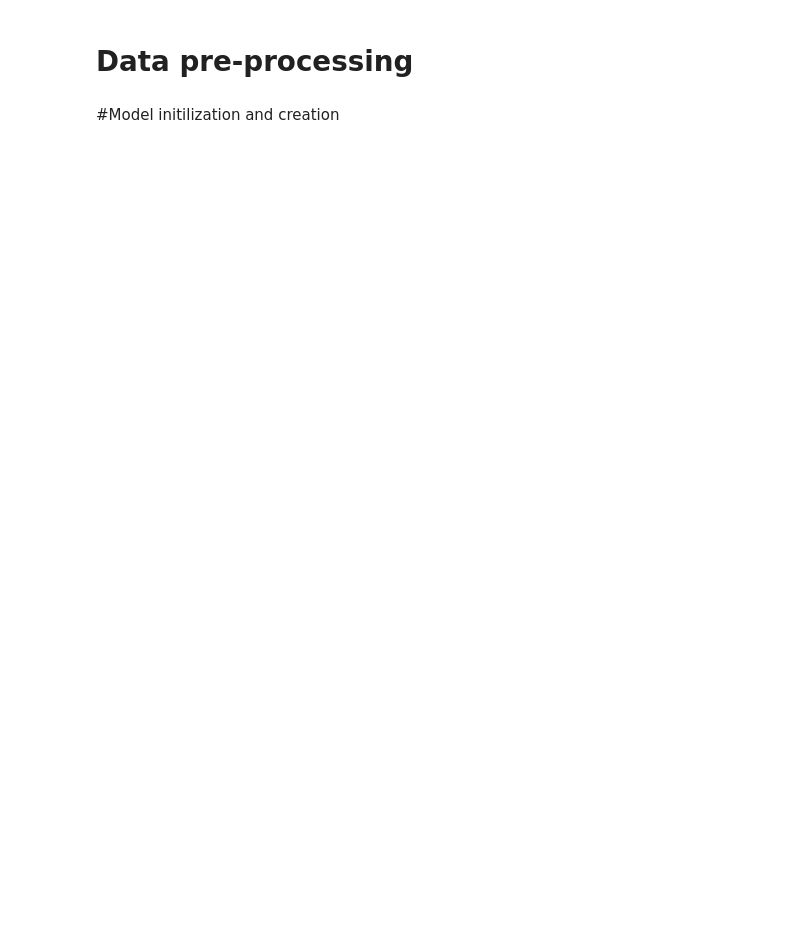
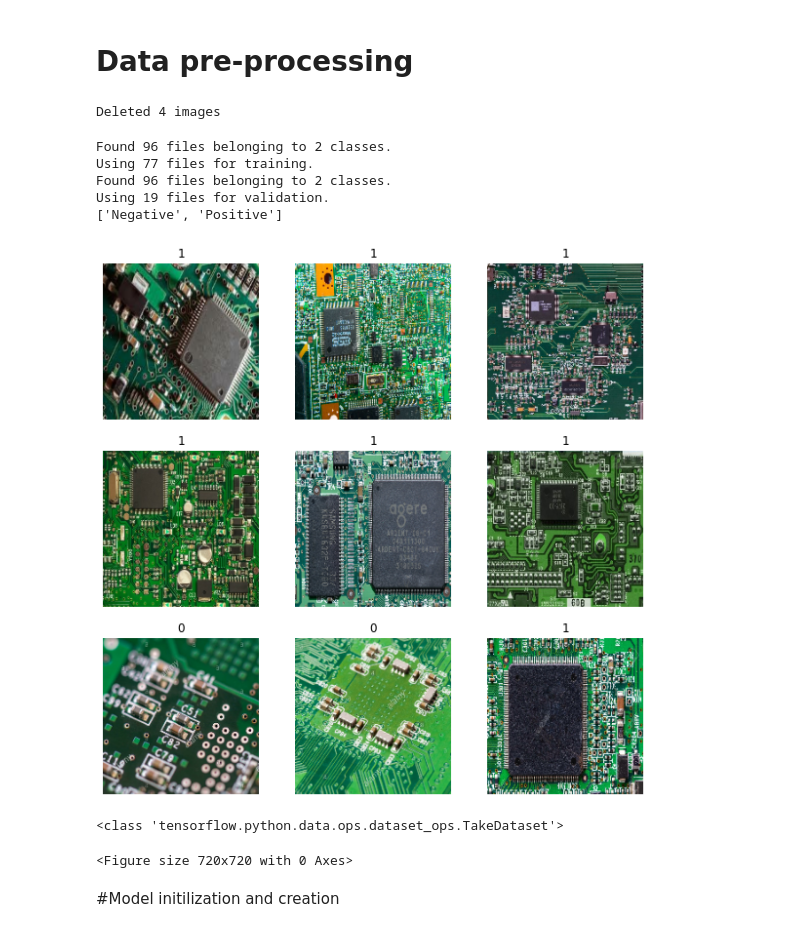
Before and after one commit to Feras-dev/si_harvest_ewaste_nn, a Jupyter notebook: G2_notebook.ipynb, the cells around one changed output. Saved outputs shown, nothing was run; the diff lists cells and outputs as text; code cells hidden in the pictures; blank space fills up the shorter version.

```diff
--- a/G2_notebook.ipynb
+++ b/G2_notebook.ipynb
@@ -134,0 +128,64 @@ model.add(Activation('sigmoid'))
+# %%
+num_skipped = 0
+for folder_name in ("Negative", "Positive"):
+    folder_path = os.path.join("/content/data", folder_name)
+    for fname in os.listdir(folder_path):
+        fpath = os.path.join(folder_path, fname)
+        try:
+            fobj = open(fpath, "rb")
+            is_jfif = tf.compat.as_bytes("JFIF") in fobj.peek(10)
+        finally:
+            fobj.close()
+
+        if not is_jfif:
+            num_skipped += 1
+            # Delete corrupted image
+            os.remove(fpath)
+
+print("Deleted %d images" % num_skipped)
+# %% [output]
+Deleted 4 images
+# %%
+image_size = (180, 180)     # tryTODO
+batch_size = 46             # tryTODO
+
+train_ds = tf.keras.preprocessing.image_dataset_from_directory(
+    "/content/data",
+    validation_split=0.2,
+    subset="training",
+    seed=23,
+    class_names=["Negative", "Positive"],
+    image_size=image_size,
+    batch_size=batch_size,
+)
+val_ds = tf.keras.preprocessing.image_dataset_from_directory(
+    "/content/data",
+    validation_split=0.2,
+    subset="validation",
+    seed=23,
+    class_names=["Negative", "Positive"],
+    image_size=image_size,
+    batch_size=batch_size,
+)
+
+print(train_ds.class_names)
+# %% [output]
+Found 96 files belonging to 2 classes.
+Using 77 files for training.
+Found 96 files belonging to 2 classes.
+Using 19 files for validation.
+['Negative', 'Positive']
+# %%
+import matplotlib.pyplot as plt
+
+plt.figure(figsize=(10, 10))
+for images, labels in train_ds.take(1):
+    for i in range(9):
+        ax = plt.subplot(3, 3, i + 1)
+        plt.imshow(images[i].numpy().astype("uint8"))
+        plt.title(int(labels[i]))
+        plt.axis("off")
+
+# The images with label 1 are Negative and they don't posses a silicon chip while the images with label 2 are Positive and have a silicon chip
+# %% [output]
+[figure, added]
@@ -134,0 +199,15 @@ model.add(Activation('sigmoid'))
+# %%
+plt.figure(figsize=(10, 10))
+for images, _ in train_ds.take(1):
+    for i in range(9):
+        augmented_images = data_augmentation(images)
+        # ax = plt.subplot(3, 3, i + 1)
+        # plt.imshow(augmented_images[0].numpy().astype("uint8"))
+        # plt.axis("off")
+
+# get number of data points after augmentation
+# TODO
+print(type(train_ds.take(1)))
+# %% [output]
+<class 'tensorflow.python.data.ops.dataset_ops.TakeDataset'>
+<Figure size 720x720 with 0 Axes>
```
Also changed, not shown: parts of 28 cells of this notebook.
